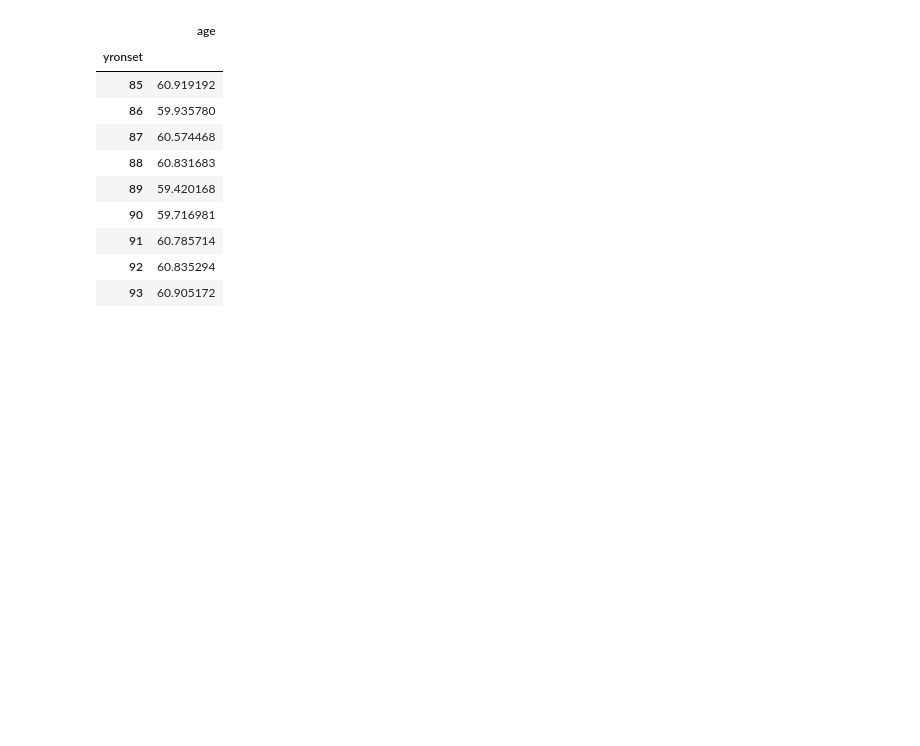
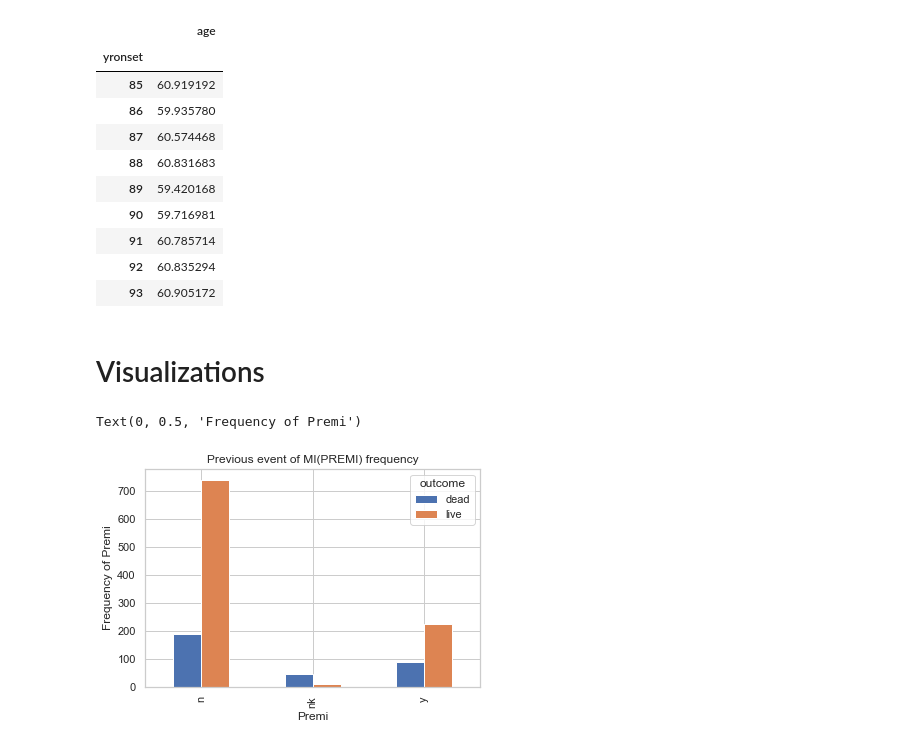
Before and after one commit to yaminijoshi89/Regression_Project, a Jupyter notebook: MIFem.ipynb, the cells around one changed output. Saved outputs shown, nothing was run; the diff lists cells and outputs as text; code cells hidden in the pictures; blank space fills up the shorter version.

```diff
--- a/MIFem.ipynb
+++ b/MIFem.ipynb
@@ -43,5 +43,9 @@ import pandas as pd
 import seaborn as sns
 import matplotlib.pyplot as plt
 %matplotlib inline
+sns.set(style="white")
+sns.set(style="whitegrid", color_codes=True)
+sns.set(style="white")
+sns.set(style="whitegrid", color_codes=True)
 # %%
 data = pd.read_csv('DataSets//mifem.csv')
@@ -109,3 +126,13 @@ data_live.groupby('yronset').mean()
 | 91 | 60.785714 |
 | 92 | 60.835294 |
 | 93 | 60.905172 |
+# %% [markdown]
+# Visualizations
+# %%
+pd.crosstab(data.premi,data.outcome).plot(kind='Bar')
+plt.title('Previous event of MI(PREMI) frequency')
+plt.xlabel('Premi')
+plt.ylabel('Frequency of Premi')
+# %% [output]
+Text(0, 0.5, 'Frequency of Premi')
+[figure, added]
```
Also changed, not shown: parts of 39 cells of this notebook.
